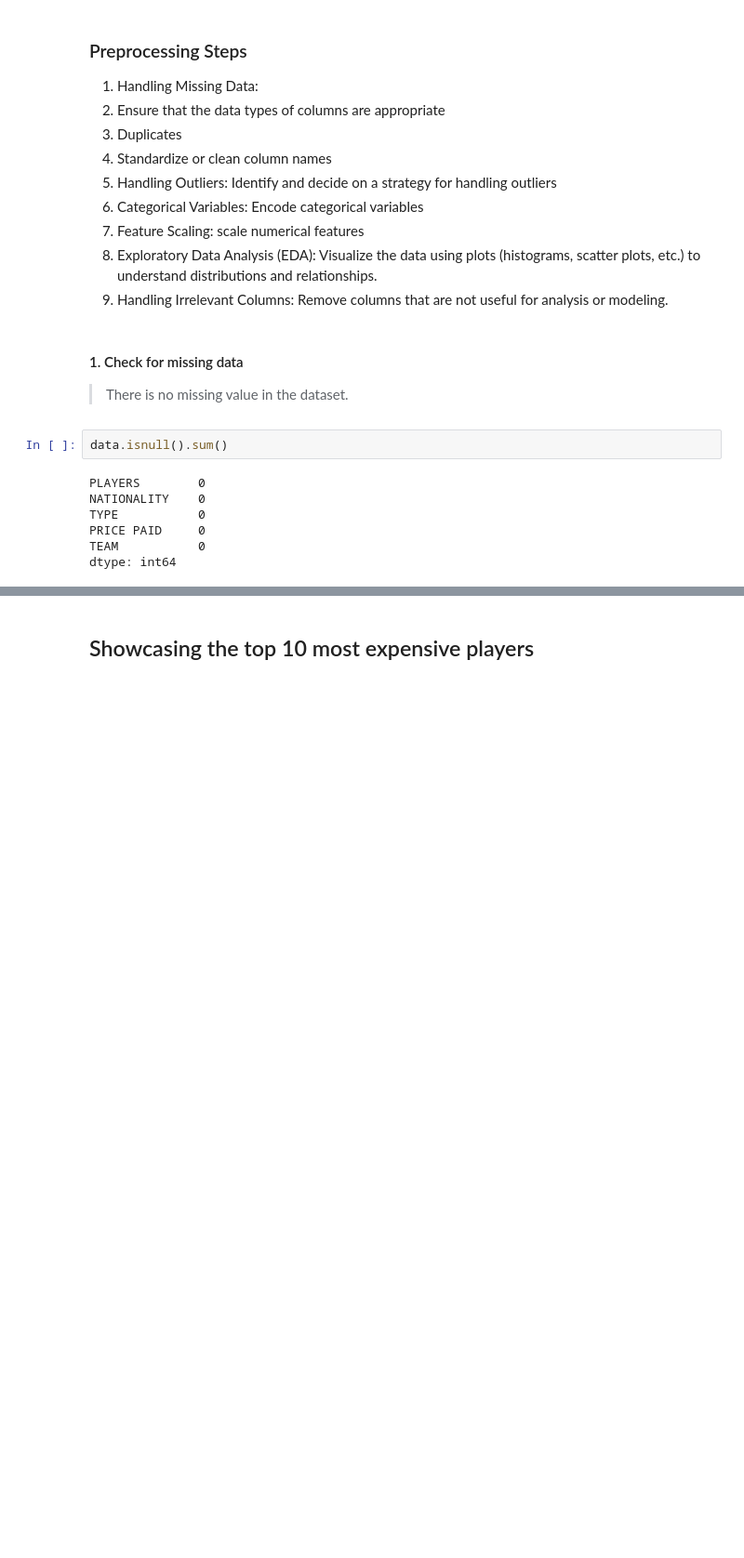
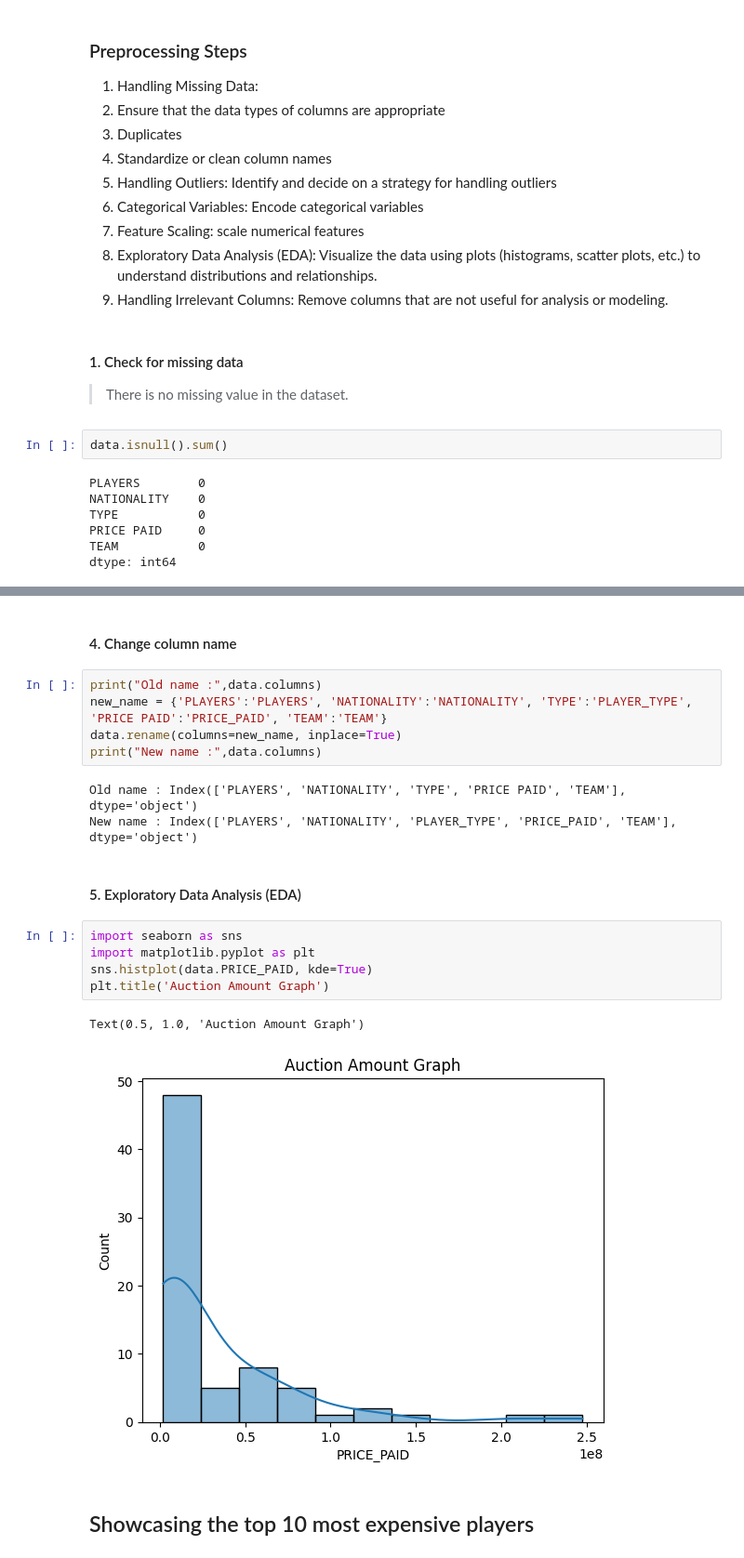
Before and after one commit to VishalDeoPrasad/IPL-2024-Player-Dataset, a Jupyter notebook: ipl-players-dataset.ipynb, the cells around one changed output, grey strips where cells are left out. Shown at 93% size. Cells and saved outputs as stored; diff of their text form; blank space fills up the shorter version.

Commit message:
Kaggle Notebook | IPL-Players-Dataset | Version 5

```diff
--- a/ipl-players-dataset.ipynb
+++ b/ipl-players-dataset.ipynb
@@ -65,2 +97,22 @@ dtype: int64
+# %% [markdown]
+#### 4. Change column name
+# %%
+print("Old name :",data.columns)
+new_name = {'PLAYERS':'PLAYERS', 'NATIONALITY':'NATIONALITY', 'TYPE':'PLAYER_TYPE', 'PRICE PAID':'PRICE_PAID', 'TEAM':'TEAM'}
+data.rename(columns=new_name, inplace=True)
+print("New name :",data.columns)
+# %% [output]
+Old name : Index(['PLAYERS', 'NATIONALITY', 'TYPE', 'PRICE PAID', 'TEAM'], dtype='object')
+New name : Index(['PLAYERS', 'NATIONALITY', 'PLAYER_TYPE', 'PRICE_PAID', 'TEAM'], dtype='object')
+# %% [markdown]
+#### 5. Exploratory Data Analysis (EDA)
+# %%
+import seaborn as sns
+import matplotlib.pyplot as plt
+sns.histplot(data.PRICE_PAID, kde=True)
+plt.title('Auction Amount Graph')
+# %% [output]
+Text(0.5, 1.0, 'Auction Amount Graph')
+[figure, added]
 # %% [markdown]
 ## Showcasing the top 10 most expensive players
```
Also changed, not shown: parts of 33 cells of this notebook.
